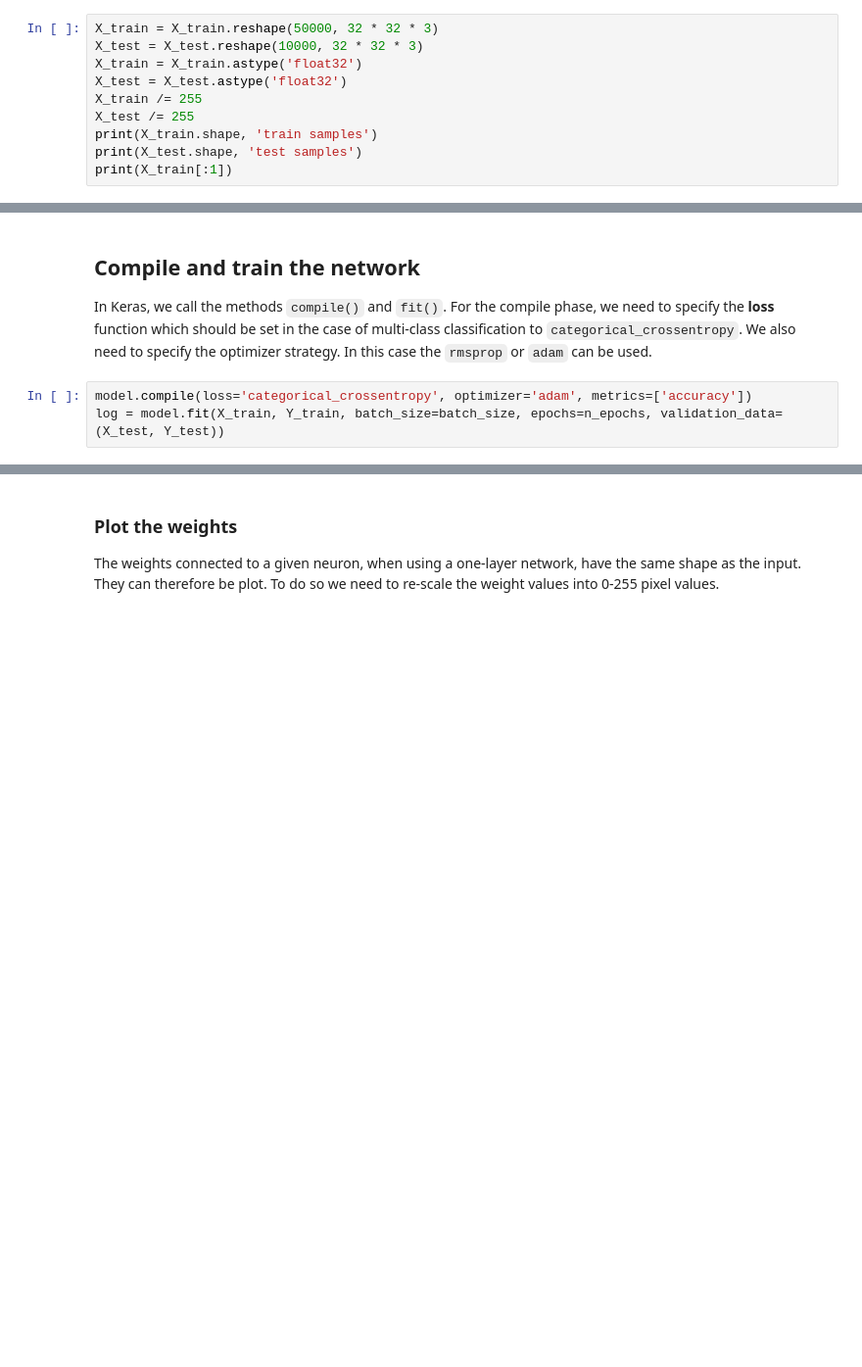
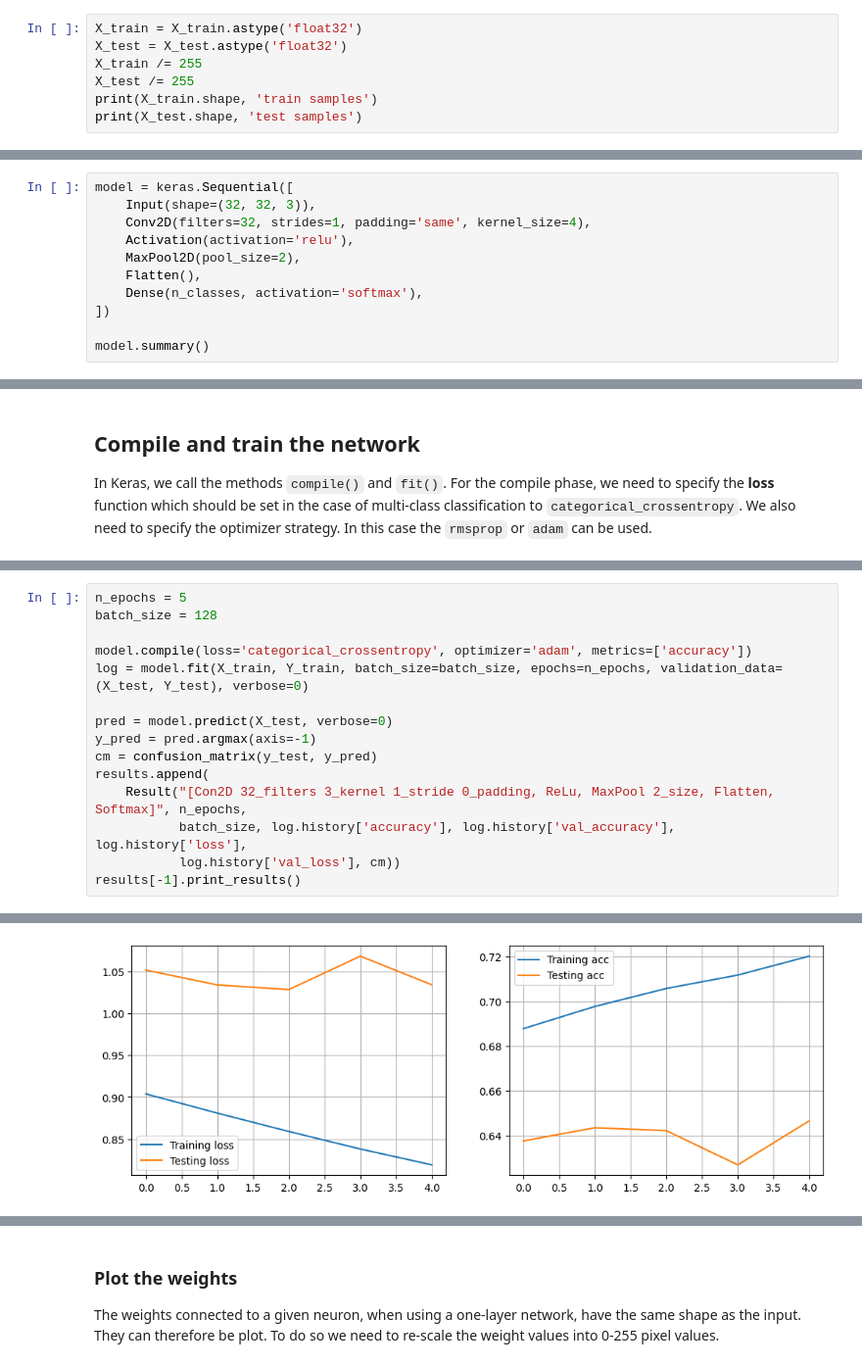
Before and after one commit to dave1b/TSM_DeLearn, a Jupyter notebook: week4/keras-CIFAR10-CNN.ipynb, the cells around one changed output, grey strips where cells are left out. Shown at 98% size. Saved outputs shown, nothing was run; the diff lists cells and outputs as text; blank space fills up the shorter version.

Commit message:
training of CNN model

```diff
--- a/week4/keras-CIFAR10-CNN.ipynb
+++ b/week4/keras-CIFAR10-CNN.ipynb
@@ -57,13 +60,10 @@ print(f"First 5 target values {y_train[:1, ]}")
 # %% [output]
 First 5 target values [[6]]
 # %%
-X_train = X_train.reshape(50000, 32 * 32 * 3)
-X_test = X_test.reshape(10000, 32 * 32 * 3)
 X_train = X_train.astype('float32')
 X_test = X_test.astype('float32')
 X_train /= 255
 X_test /= 255
 print(X_train.shape, 'train samples')
 print(X_test.shape, 'test samples')
-print(X_train[:1])
 # %% [output]
@@ -122,0 +100,11 @@ Model: "sequential"
+# %%
+model = keras.Sequential([
+    Input(shape=(32, 32, 3)),
+    Conv2D(filters=32, strides=1, padding='same', kernel_size=4),
+    Activation(activation='relu'),
+    MaxPool2D(pool_size=2),
+    Flatten(),
+    Dense(n_classes, activation='softmax'),
+])
+
+model.summary()
@@ -123,6 +129,3 @@ Model: "sequential"
 # %% [markdown]
 ## Compile and train the network
 In Keras, we call the methods `compile()` and `fit()`. For the compile phase, we need to specify the **loss** function which should be set in the case of multi-class classification to `categorical_crossentropy`. We also need to specify the optimizer strategy. In this case the `rmsprop` or `adam` can be used.
-# %%
-model.compile(loss='categorical_crossentropy', optimizer='adam', metrics=['accuracy'])
-log = model.fit(X_train, Y_train, batch_size=batch_size, epochs=n_epochs, validation_data=(X_test, Y_test))
@@ -188,0 +186,16 @@ plt.show()
+# %%
+n_epochs = 5
+batch_size = 128
+
+model.compile(loss='categorical_crossentropy', optimizer='adam', metrics=['accuracy'])
+log = model.fit(X_train, Y_train, batch_size=batch_size, epochs=n_epochs, validation_data=(X_test, Y_test), verbose=0)
+
+pred = model.predict(X_test, verbose=0)
+y_pred = pred.argmax(axis=-1)
+cm = confusion_matrix(y_test, y_pred)
+results.append(
+    Result("[Con2D 32_filters 3_kernel 1_stride 0_padding, ReLu, MaxPool 2_size, Flatten, Softmax]", n_epochs,
+           batch_size, log.history['accuracy'], log.history['val_accuracy'], log.history['loss'],
+           log.history['val_loss'], cm))
+results[-1].print_results()
+# %% [output]
@@ -188,0 +217 @@ plt.show()
+[figure, added]
```
Also changed, not shown: parts of 27 cells of this notebook, 1 other file.
